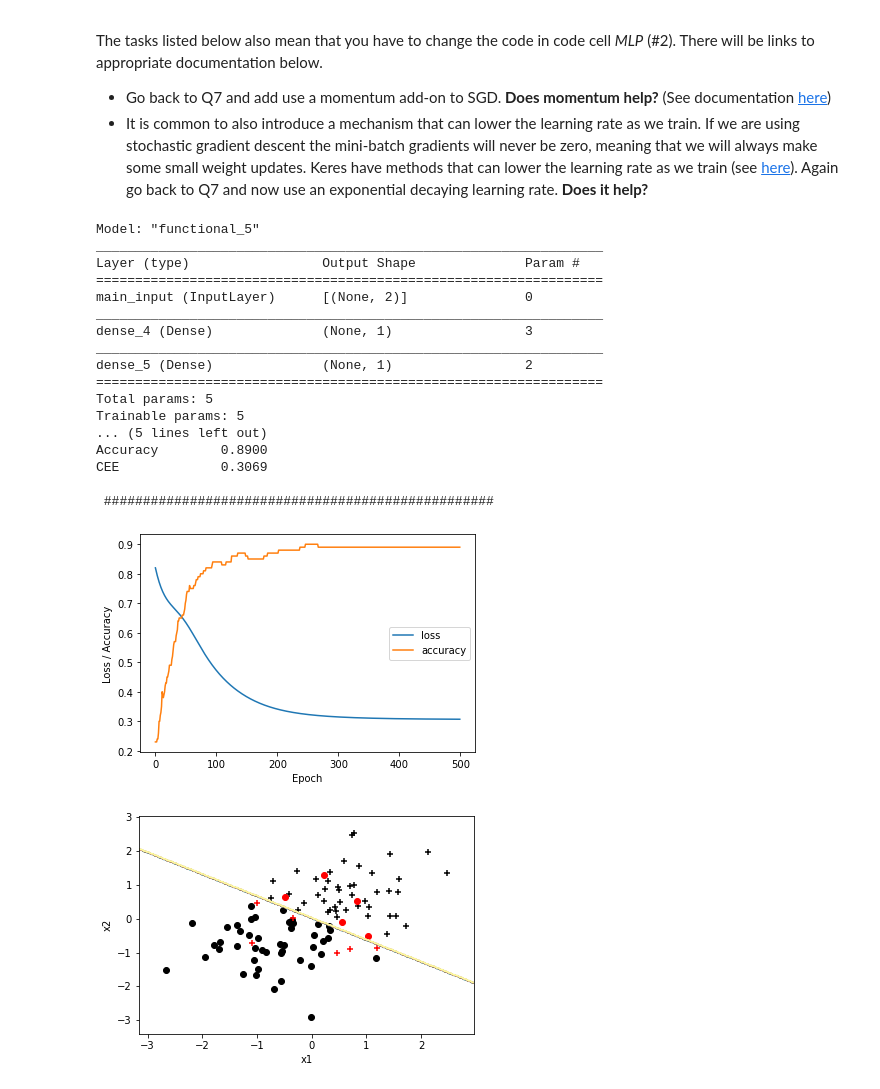
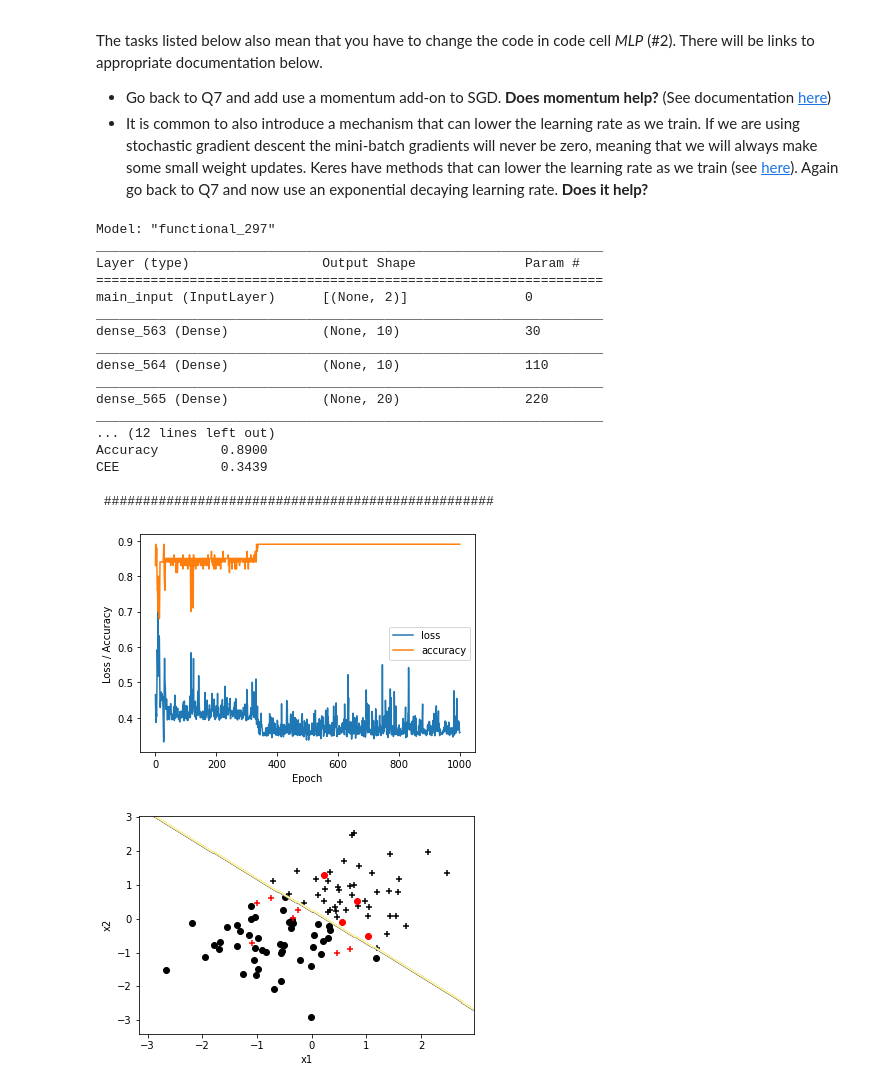
Before and after one commit to filipkalkan/EXTQ40, a Jupyter notebook: lab_1/lab1.ipynb, the cells around one changed output. Drawn from its saved outputs; the diff is of its cells as text; code cells hidden in the pictures.

```diff
--- a/lab_1/lab1.ipynb
+++ b/lab_1/lab1.ipynb
@@ -482,8 +482,8 @@ seed = 0
 np.random.seed(seed) if seed else None
 
 # Generate training data
-x_trn, d_trn = regr1(50, 2.5, 0, 0.0)
-#x_trn, d_trn = regr1(75, 5, 1, 0.0)
+# x_trn, d_trn = regr1(50, 2.5, 0, 0.0)
+x_trn, d_trn = regr1(75, 5, 1, 0.0)
 
 # Standardization of inputs
 mu, std = standard(x_trn)
@@ -491,12 +491,12 @@ x_trn = (x_trn - mu)/std
 
 # Define the network, cost function and minimization method
 INPUT2 = {'inp_dim': 1,
-         'n_nod': [10],                   # number of nodes in hidden layer
+         'n_nod': [10, 15, 15, 10, 5],                   # number of nodes in hidden layer
          'act_fun': 'tanh',              # activation functions for the hidden layer
          'out_act_fun': 'linear',        # output activation function
          'opt_method': 'SGD',            # minimization method
          'cost_fun': 'mse',              # error function
-         'lr_rate': 0.1                 # learningrate
+         'lr_rate': 0.01                 # learningrate
         }
 
 # Get the model
@@ -507,7 +507,7 @@ model_ex2.summary()
 
 # Train the model
 estimator_ex2 = model_ex2.fit(x_trn, d_trn,
-                              epochs = 4000,
+                              epochs = 10000,
                               batch_size=10,
                               verbose = 0)
 
@@ -601,12 +604,12 @@ x_trn = (x_trn - mu)/std
 
 # Define the network, cost function and minimization method
 INPUT3 = {'inp_dim': x_trn.shape[1],
-         'n_nod': [1],                      # number of nodes in hidden layer
+         'n_nod': [10, 10, 20, 10],                      # number of nodes in hidden layer
          'act_fun': 'tanh',                 # activation functions for the hidden layer
          'out_act_fun': 'sigmoid',          # output activation function
-         'opt_method': 'SGD',               # minimization method
+         'opt_method': 'Adam',               # minimization method
          'cost_fun': 'binary_crossentropy', # error function
-         'lr_rate': 0.1,                    # learning rate
+         'lr_rate': 0.11,                    # learning rate
          'metric': 'accuracy'               # metric for evaluation
         }
 
@@ -617,42 +620,42 @@ model_ex3 = mlp(**INPUT3)
 model_ex3.summary()
 
 # Train the model
 estimator_ex3= model_ex3.fit(x_trn, d_trn,
-                      epochs = 500,
-                      batch_size=100,
+                      epochs = 1000,
+                      batch_size=8,
                       verbose = 0)
 
 # Call the stats function to print out statistics for the training
 stats_class(x_trn, d_trn, 'Training', model_ex3)
 
 # Training history
 plt.figure()
 plt.ylabel('Loss / Accuracy')
 plt.xlabel('Epoch')
 for k in estimator_ex3.history.keys():
     plt.plot(estimator_ex3.history[k], label = k)
 plt.legend(loc='best')
 plt.show()
 
 # Show the decision boundary
 decision_b(x_trn, d_trn, model_ex3)
 # %% [output]
-Model: "functional_5"
+Model: "functional_297"
 _________________________________________________________________
 Layer (type)                 Output Shape              Param #
 =================================================================
 main_input (InputLayer)      [(None, 2)]               0
 _________________________________________________________________
-dense_4 (Dense)              (None, 1)                 3
+dense_563 (Dense)            (None, 10)                30
 _________________________________________________________________
-dense_5 (Dense)              (None, 1)                 2
-=================================================================
-Total params: 5
-Trainable params: 5
-... (5 lines left out)
+dense_564 (Dense)            (None, 10)                110
+_________________________________________________________________
+dense_565 (Dense)            (None, 20)                220
+_________________________________________________________________
+... (12 lines left out)
 Accuracy        0.8900
-CEE             0.3069
+CEE             0.3439
 
  ##################################################
-[figure, old version]
+[figure, new version]
-[figure, old version]
+[figure, new version]
```
Also changed, not shown: parts of 3 cells of this notebook.
